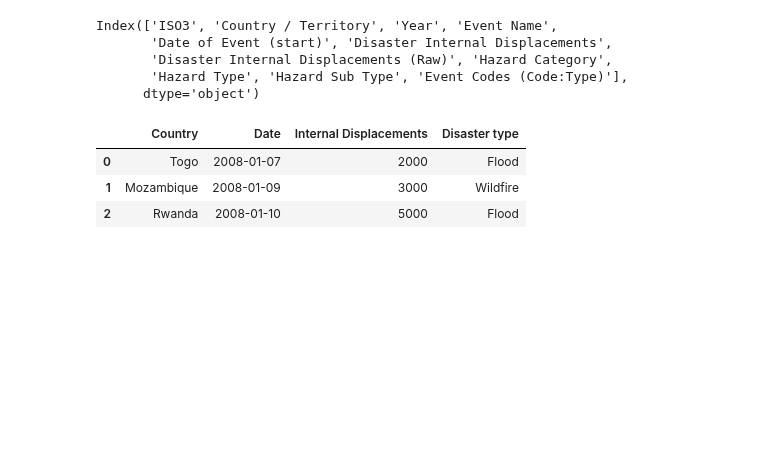
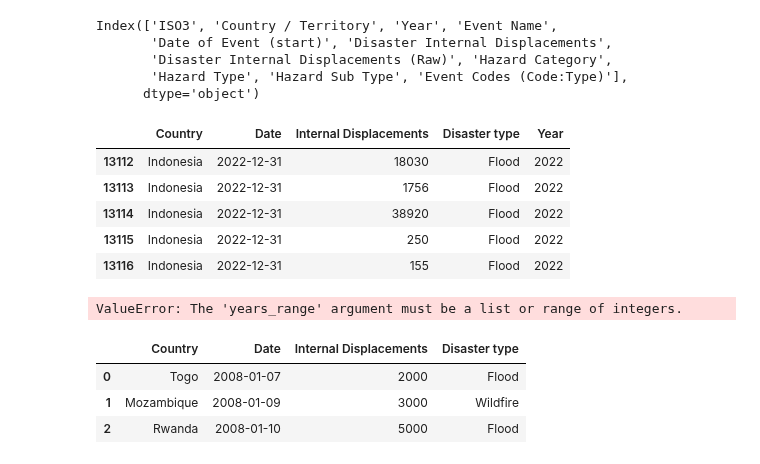
Before and after one commit to 0xpix/CERI-Project, a Jupyter notebook: notebooks/EDA.ipynb, the cells around one changed output. Saved outputs shown, nothing was run; the diff lists cells and outputs as text; code cells hidden in the pictures; blank space fills up the shorter version.

```diff
--- a/notebooks/EDA.ipynb
+++ b/notebooks/EDA.ipynb
@@ -59,15 +71,25 @@ Index(['ISO3', 'Country / Territory', 'Year', 'Event Name',
       dtype='object')
 # %%
 # Array of the relevent columns
-columns = ['Country / Territory', 'Date of Event (start)',
-           'Disaster Internal Displacements (Raw)', 'Hazard Sub Type']
+selected_columns = ['Country / Territory', 'Date of Event (start)',
+           'Disaster Internal Displacements (Raw)', 'Hazard Sub Type', 'Year']
+new_column_names = ['Country', 'Date', 'Internal Displacements', 'Disaster type', 'Year']
 
-# Create the data with the relevent columns
-displacement_data_with_selected_columns = Displacement_raw_data[columns]
-
-# rename the columns
-displacement_data_with_selected_columns.columns = ['Country', 'Date', 'Internal Displacements', 'Disaster type']
+# select and rename the columns
+displacement_data_with_selected_columns = select_and_rename_columns(Displacement_raw_data, selected_columns, new_column_names)
 displacement_data_with_selected_columns.tail()
+# %% [output]
+|  | Country | Date | Internal Displacements | Disaster type | Year |
+| 13112 | Indonesia | 2022-12-31 | 18030 | Flood | 2022 |
+| 13113 | Indonesia | 2022-12-31 | 1756 | Flood | 2022 |
+| 13114 | Indonesia | 2022-12-31 | 38920 | Flood | 2022 |
+| 13115 | Indonesia | 2022-12-31 | 250 | Flood | 2022 |
+| 13116 | Indonesia | 2022-12-31 | 155 | Flood | 2022 |
+# %%
+Displacement_african_data = filter_african_disasters(displacement_data_with_selected_columns, years_range=None, capitalize=False)
+Displacement_african_data.head(3)
+# %% [output]
+ValueError: The 'years_range' argument must be a list or range of integers.
 # %%
 # the names of Sub-Saharan countries
 country_names = ["Angola", "Benin", "Botswana", "Burkina Faso", "Burundi", "Cameroon",
```
Also changed, not shown: parts of 3 cells of this notebook.
